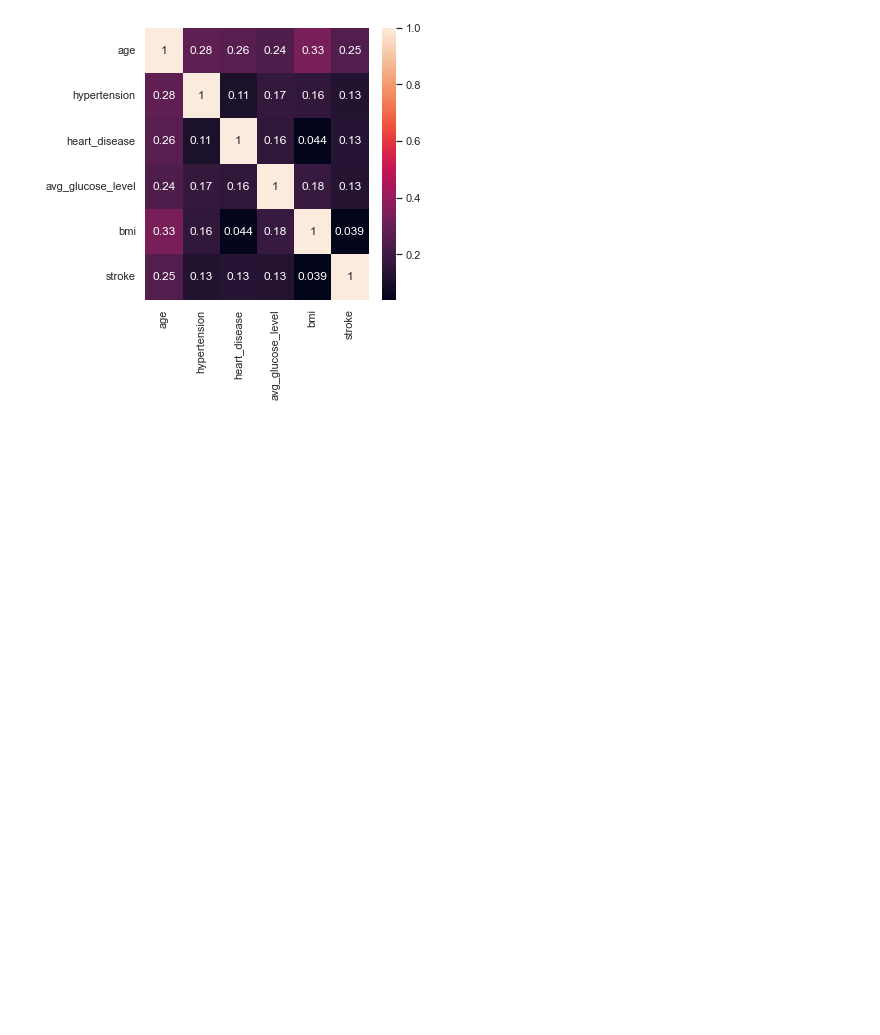
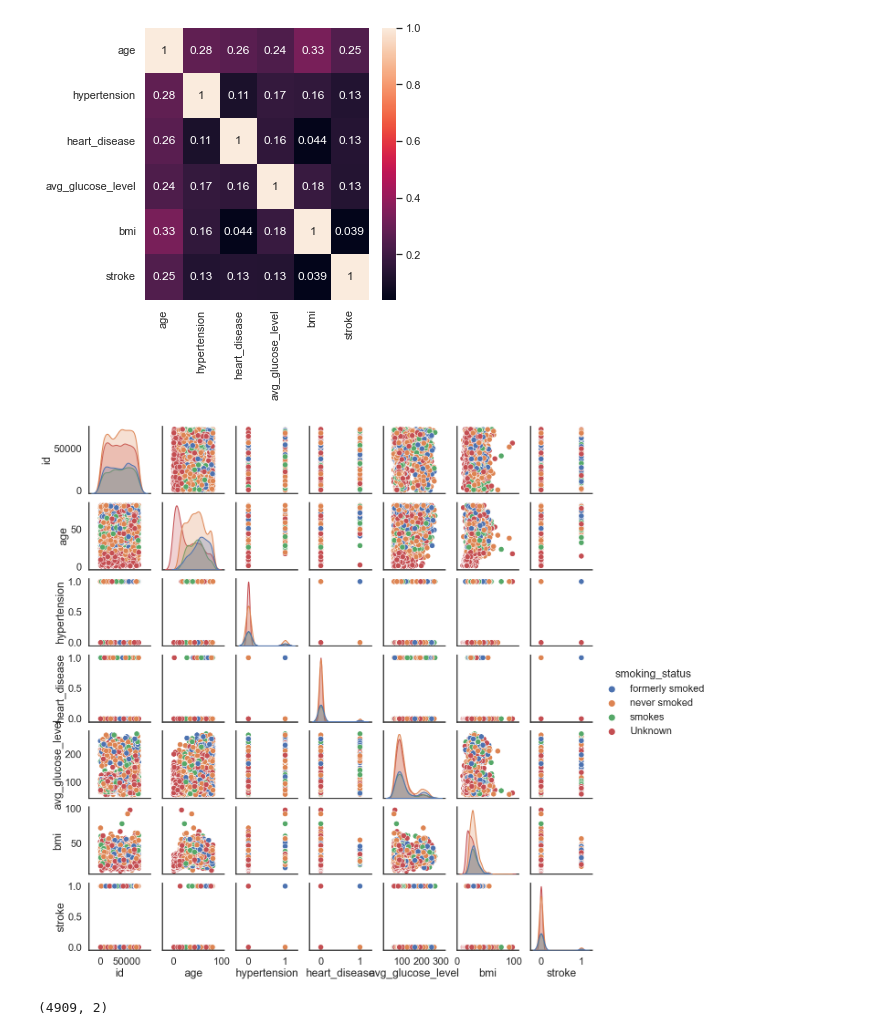
Before and after one commit to lukedemaio/MLLab01, a Jupyter notebook: Stroke Data Visualization.ipynb, the cells around one changed output. Saved outputs shown, nothing was run; the diff lists cells and outputs as text; code cells hidden in the pictures; blank space fills up the shorter version.

```diff
--- a/Stroke Data Visualization.ipynb
+++ b/Stroke Data Visualization.ipynb
@@ -630,38 +630,37 @@ sb.heatmap(df_imputed.corr(), cmap=cmap, annot=True)
 # %%
 import numpy as np
 from sklearn.datasets import load_digits
 from sklearn.model_selection import train_test_split
 from sklearn.preprocessing import StandardScaler
 import matplotlib.pyplot as plt
-import seaborn as sb
+import seaborn as sns
 import pandas as pd
 %matplotlib inline
+
 sb.set(style='white', context='poster', rc={'figure.figsize':(14,10)})
 
-df = pd.read_csv('stroke.csv')
-df = df.dropna()
-sb.pairplot(df, hue='smoking_status')
+stroke = pd.read_csv('stroke.csv')
+stroke = stroke.dropna()
+sns.pairplot(stroke, hue='smoking_status')
 
 
-import umap
+import umap.umap_ as umap
 reducer = umap.UMAP()
 
-df_data = df[
+stroke_data = stroke[
     [
         "age",
         "avg_glucose_level",
         "bmi",
         "stroke",
     ]
 ].values
 
-scaled_df_data = StandardScaler().fit_transform(df_data)
-embedding = reducer.fit_transform(scaled_df_data)
-embedding.shape
-
-plt.scatter(
-    embedding[:, 0],
-    embedding[:, 1],
-    c=[sb.color_palette()[x] for x in df.smoking_status.map({"never smoked":0, "formerly smoked":1, "smokes":2})])
-plt.gca().set_aspect('equal', 'datalim')
-plt.title('UMAP projection of the Stroke dataset', fontsize=24)
+scaled_stroke_data = StandardScaler().fit_transform(stroke_data)
+# %% [output]
+[figure, added]
+# %%
+embedding = reducer.fit_transform(scaled_stroke_data)
+embedding.shape
+# %% [output]
+(4909, 2)
```
Also changed, not shown: parts of 2 cells of this notebook.
